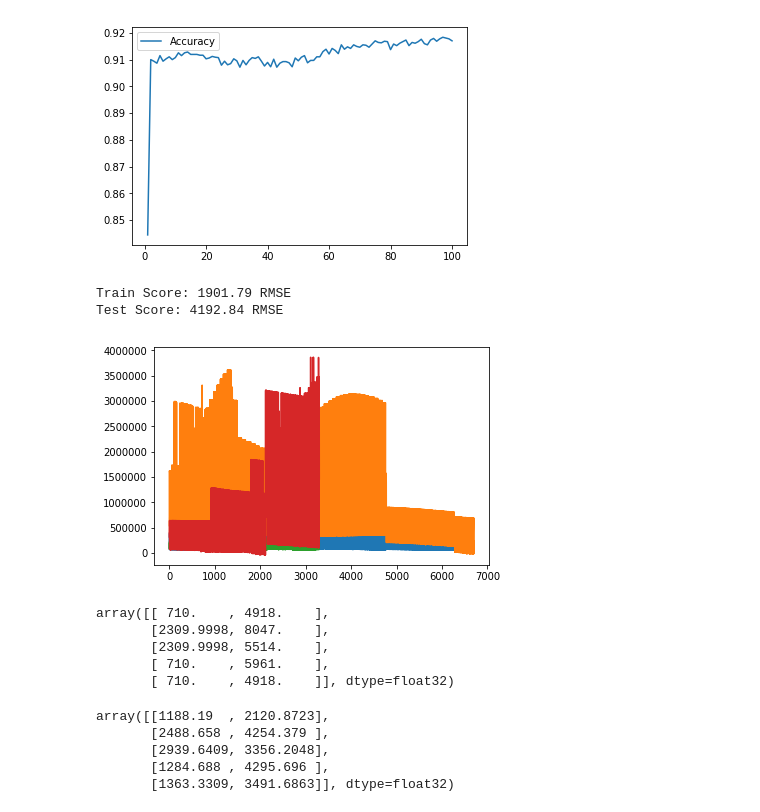
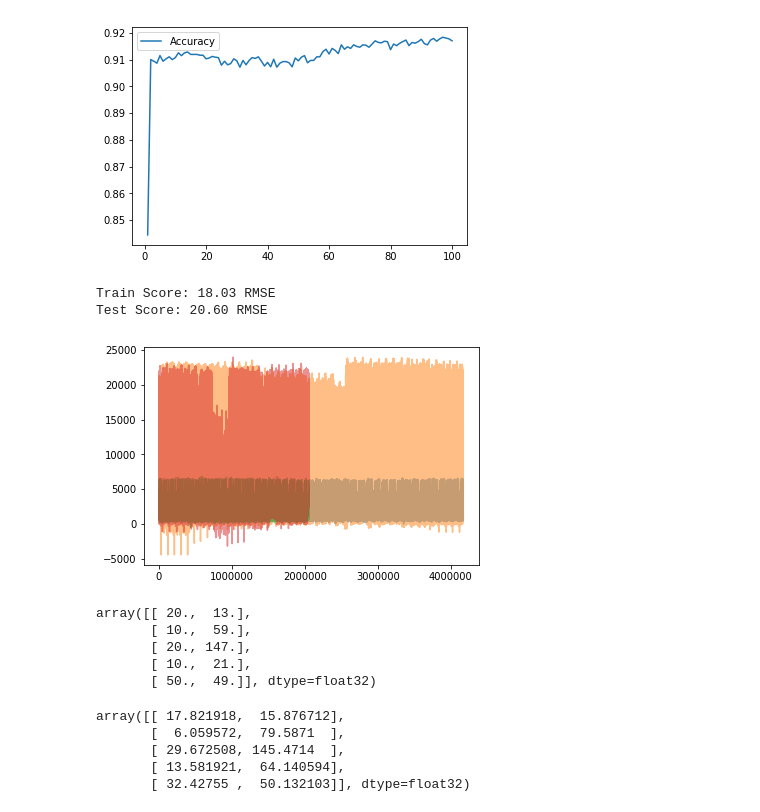
Before and after one commit to adetbekov/bbvdata_adetbekov, a Jupyter notebook: Training.ipynb, the cells around one changed output. Drawn from its saved outputs; the diff is of its cells as text; code cells hidden in the pictures.

```diff
--- a/Training.ipynb
+++ b/Training.ipynb
@@ -35,7 +35,7 @@ def create_dataset(d, look_back=1):
     return numpy.array(x_train), numpy.array(y_train), scaler_x, scaler_y
 # %%
 feature_length = dataframe.shape[1]
-dataset = dataframe[:10000]
+dataset = dataframe
 dataset = dataset.astype('float32').as_matrix()
 # %%
 # split into train and test sets
@@ -95,25 +96,25 @@ testY = scaler_testY.inverse_transform(testY)
 # %%
 # calculate root mean squared error
 trainScore = math.sqrt(mean_squared_error(trainY, trainPredict))
 print('Train Score: %.2f RMSE' % (trainScore))
 testScore = math.sqrt(mean_squared_error(testY, testPredict))
 print('Test Score: %.2f RMSE' % (testScore))
 # shift train predictions for plotting
 trainPredictPlot = numpy.empty_like(trainPredict)
 trainPredictPlot[:, :] = numpy.nan
 trainPredictPlot = trainPredict
 # shift test predictions for plotting
 testPredictPlot = numpy.empty_like(dataset)
 testPredictPlot[:, :] = numpy.nan
 testPredictPlot = testPredict
 # plot baseline and predictions
-plt.plot(scaler_trainY.inverse_transform(trainPredict))
-plt.plot(scaler_testY.inverse_transform(testPredict))
+plt.plot(scaler_trainY.inverse_transform(trainPredict), alpha=0.5)
+plt.plot(scaler_testY.inverse_transform(testPredict), alpha=0.5)
 plt.show()
 # %% [output]
-Train Score: 1901.79 RMSE
-Test Score: 4192.84 RMSE
+Train Score: 18.03 RMSE
+Test Score: 20.60 RMSE
-[figure, old version]
+[figure, new version]
 # %%
 import tensorflow as tf
 # %%
@@ -123,18 +124,18 @@ accuracy = tf.reduce_mean(tf.cast(correct, 'float'))
 # %%
 testY[:5]
 # %% [output]
-array([[ 710.    , 4918.    ],
-       [2309.9998, 8047.    ],
-       [2309.9998, 5514.    ],
-       [ 710.    , 5961.    ],
-       [ 710.    , 4918.    ]], dtype=float32)
+array([[ 20.,  13.],
+       [ 10.,  59.],
+       [ 20., 147.],
+       [ 10.,  21.],
+       [ 50.,  49.]], dtype=float32)
 # %%
 testPredict[:5]
 # %% [output]
-array([[1188.19  , 2120.8723],
-       [2488.658 , 4254.379 ],
-       [2939.6409, 3356.2048],
-       [1284.688 , 4295.696 ],
-       [1363.3309, 3491.6863]], dtype=float32)
+array([[ 17.821918,  15.876712],
+       [  6.059572,  79.5871  ],
+       [ 29.672508, 145.4714  ],
+       [ 13.581921,  64.140594],
+       [ 32.42755 ,  50.132103]], dtype=float32)
 # %%
 model.save("model.h5")
```
Also changed, not shown: parts of 1 cell of this notebook, 2 other files.
